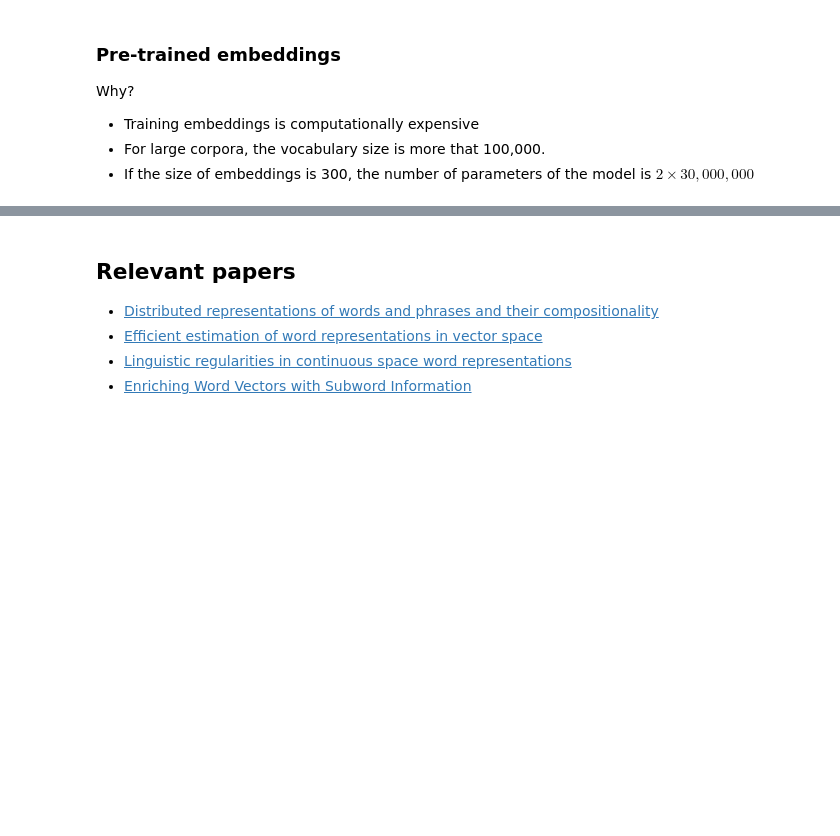
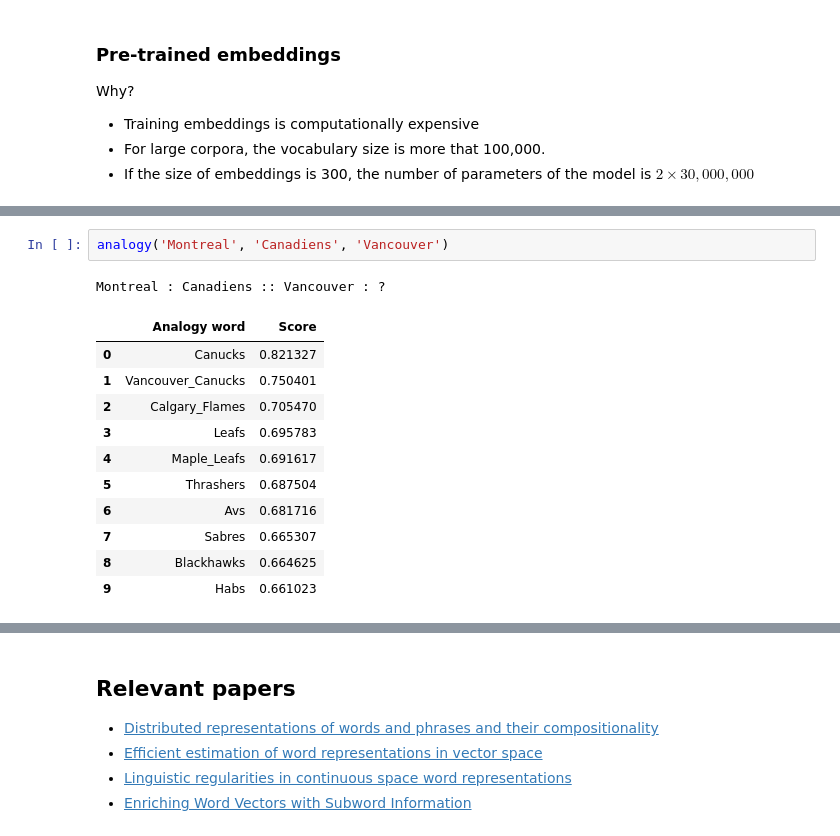
Before and after one commit to kvarada/UBC_MDS_sample_lesson, a Jupyter notebook: word_embeddings_intro.ipynb, the cells around one changed output, grey strips where cells are left out. Drawn from its saved outputs; the diff is of its cells as text; blank space fills up the shorter version.

```diff
--- a/word_embeddings_intro.ipynb
+++ b/word_embeddings_intro.ipynb
@@ -1037,0 +689,15 @@ model.most_similar('mango')
+# %%
+analogy('Montreal', 'Canadiens', 'Vancouver')
+# %% [output]
+Montreal : Canadiens :: Vancouver : ?
+|  | Analogy word | Score |
+| 0 | Canucks | 0.821327 |
+| 1 | Vancouver_Canucks | 0.750401 |
+| 2 | Calgary_Flames | 0.705470 |
+| 3 | Leafs | 0.695783 |
+| 4 | Maple_Leafs | 0.691617 |
+| 5 | Thrashers | 0.687504 |
+| 6 | Avs | 0.681716 |
+| 7 | Sabres | 0.665307 |
+| 8 | Blackhawks | 0.664625 |
+| 9 | Habs | 0.661023 |
```
Also changed, not shown: parts of 107 cells of this notebook.
